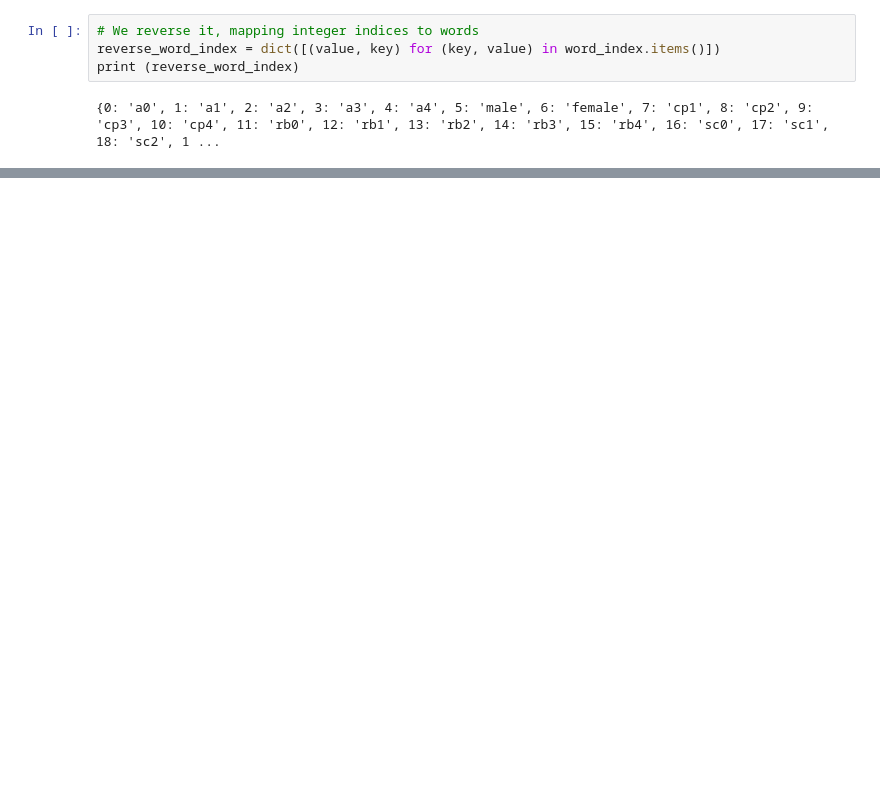
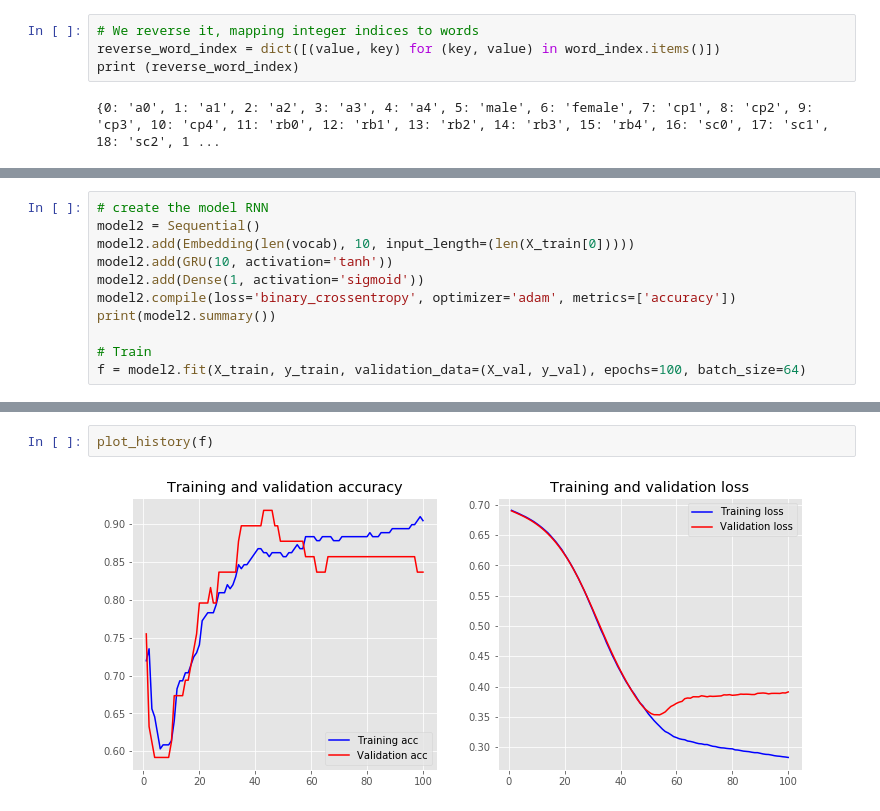
Before and after one commit to alhaura19/Kelompok-Al-El-Yul, a Jupyter notebook: RNN.ipynb, the cells around one changed output, grey strips where cells are left out. Cells and saved outputs as stored; diff of their text form; blank space fills up the shorter version.

```diff
--- a/RNN.ipynb
+++ b/RNN.ipynb
@@ -219,0 +228,11 @@ log_loss(y_test, y_pred)
+# %%
+# create the model RNN
+model2 = Sequential()
+model2.add(Embedding(len(vocab), 10, input_length=(len(X_train[0]))))
+model2.add(GRU(10, activation='tanh'))
+model2.add(Dense(1, activation='sigmoid'))
+model2.compile(loss='binary_crossentropy', optimizer='adam', metrics=['accuracy'])
+print(model2.summary())
+
+# Train
+f = model2.fit(X_train, y_train, validation_data=(X_val, y_val), epochs=100, batch_size=64)
@@ -219,0 +299,4 @@ log_loss(y_test, y_pred)
+# %%
+plot_history(f)
+# %% [output]
+[figure, added]
```
Also changed, not shown: parts of 14 cells of this notebook.
